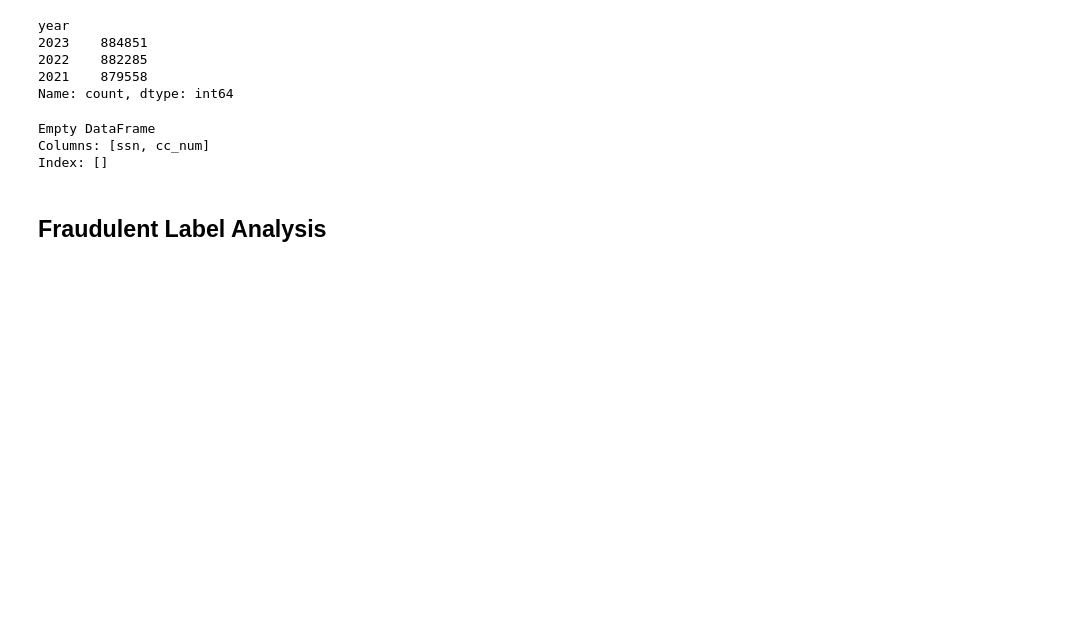
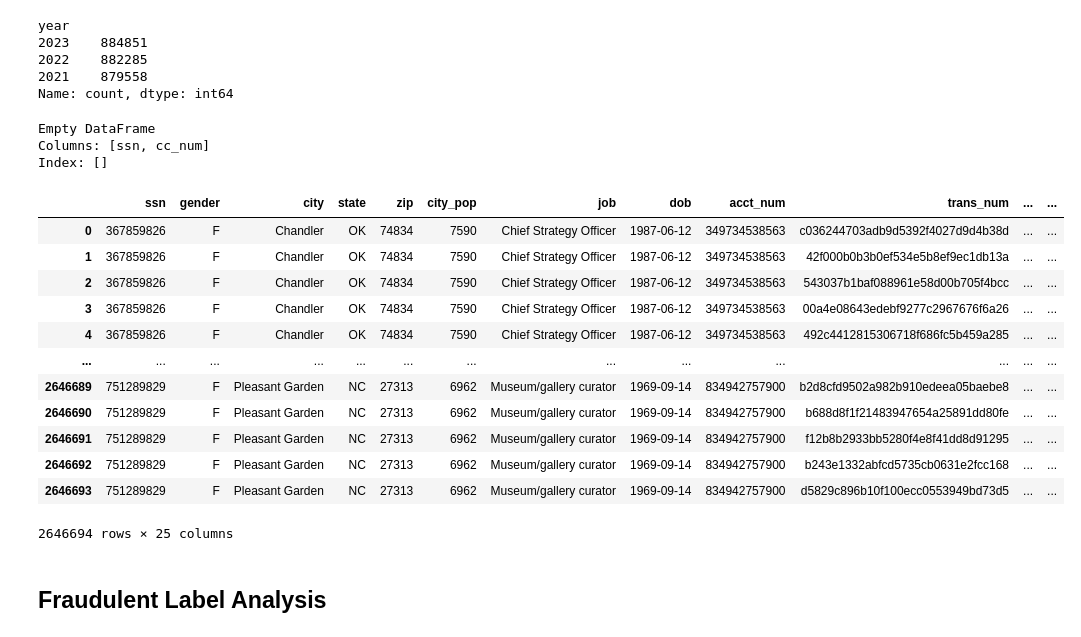
Before and after one commit to annccyn/dsa4263_project, a Jupyter notebook: EDA.ipynb, the cells around one changed output. Cells and saved outputs as stored; diff of their text form; code cells hidden in the pictures; blank space fills up the shorter version.

```diff
--- a/EDA.ipynb
+++ b/EDA.ipynb
@@ -189,6 +185,23 @@ print(creditcard_count[creditcard_count['cc_num'].apply(lambda x: len(x)>1)]) #
 Empty DataFrame
 Columns: [ssn, cc_num]
 Index: []
+# %%
+# remove names (since users can be identified by `ssn`), cc_num (each `ssn` is uniquely identified with ssn)
+df1.drop(columns=['first','last','cc_num'])
+# %% [output]
+|  | ssn | gender | city | state | zip | city_pop | job | dob | acct_num | trans_num | ... | ... |
+| 0 | 367859826 | F | Chandler | OK | 74834 | 7590 | Chief Strategy Officer | 1987-06-12 | 349734538563 | c036244703adb9d5392f4027d9d4b38d | ... | ... |
+| 1 | 367859826 | F | Chandler | OK | 74834 | 7590 | Chief Strategy Officer | 1987-06-12 | 349734538563 | 42f000b0b3b0ef534e5b8ef9ec1db13a | ... | ... |
+| 2 | 367859826 | F | Chandler | OK | 74834 | 7590 | Chief Strategy Officer | 1987-06-12 | 349734538563 | 543037b1baf088961e58d00b705f4bcc | ... | ... |
+| 3 | 367859826 | F | Chandler | OK | 74834 | 7590 | Chief Strategy Officer | 1987-06-12 | 349734538563 | 00a4e08643edebf9277c2967676f6a26 | ... | ... |
+| 4 | 367859826 | F | Chandler | OK | 74834 | 7590 | Chief Strategy Officer | 1987-06-12 | 349734538563 | 492c4412815306718f686fc5b459a285 | ... | ... |
+| ... | ... | ... | ... | ... | ... | ... | ... | ... | ... | ... | ... | ... |
+| 2646689 | 751289829 | F | Pleasant Garden | NC | 27313 | 6962 | Museum/gallery curator | 1969-09-14 | 834942757900 | b2d8cfd9502a982b910edeea05baebe8 | ... | ... |
+| 2646690 | 751289829 | F | Pleasant Garden | NC | 27313 | 6962 | Museum/gallery curator | 1969-09-14 | 834942757900 | b688d8f1f21483947654a25891dd80fe | ... | ... |
+| 2646691 | 751289829 | F | Pleasant Garden | NC | 27313 | 6962 | Museum/gallery curator | 1969-09-14 | 834942757900 | f12b8b2933bb5280f4e8f41dd8d91295 | ... | ... |
+| 2646692 | 751289829 | F | Pleasant Garden | NC | 27313 | 6962 | Museum/gallery curator | 1969-09-14 | 834942757900 | b243e1332abfcd5735cb0631e2fcc168 | ... | ... |
+| 2646693 | 751289829 | F | Pleasant Garden | NC | 27313 | 6962 | Museum/gallery curator | 1969-09-14 | 834942757900 | d5829c896b10f100ecc0553949bd73d5 | ... | ... |
+2646694 rows × 25 columns
 # %% [markdown]
 ## Fraudulent Label Analysis
 # %% [markdown]
```
Also changed, not shown: parts of 13 cells of this notebook.
